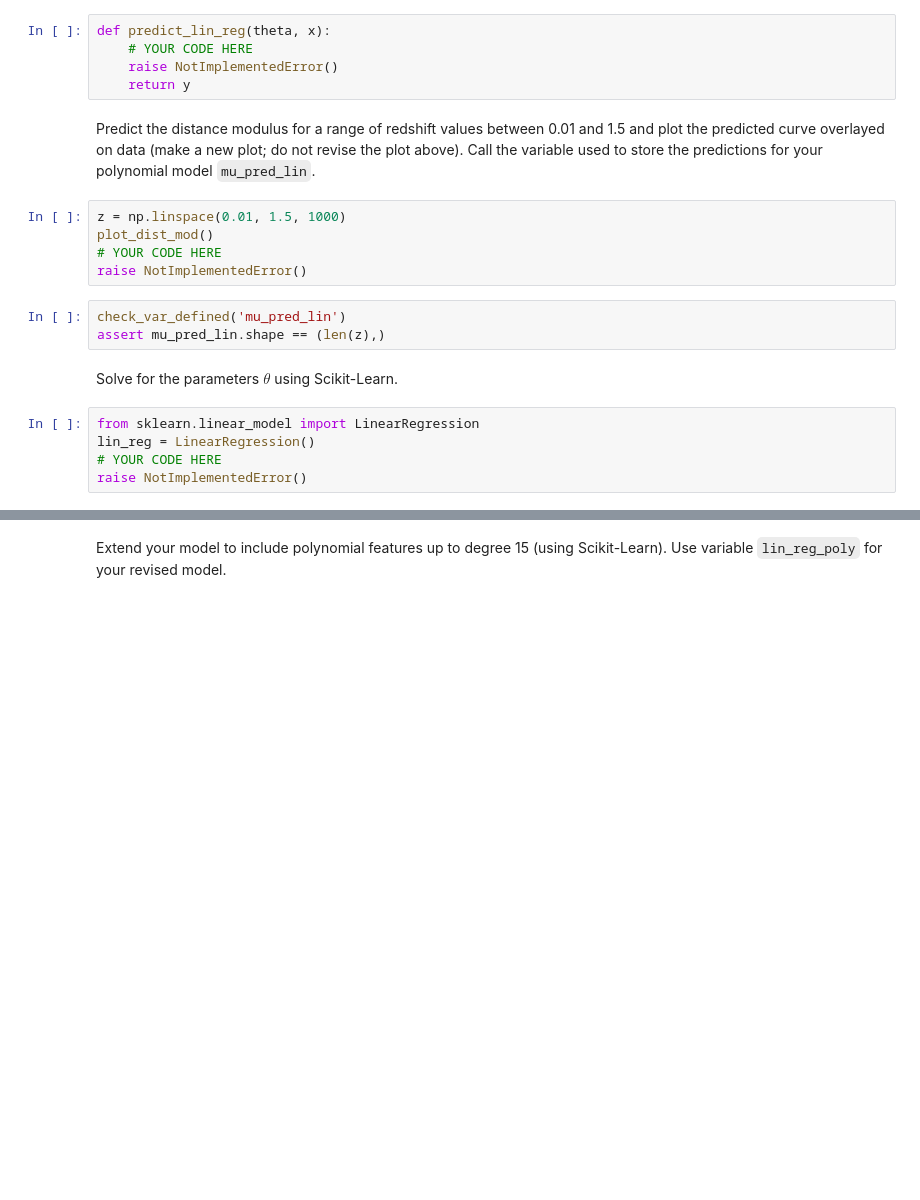
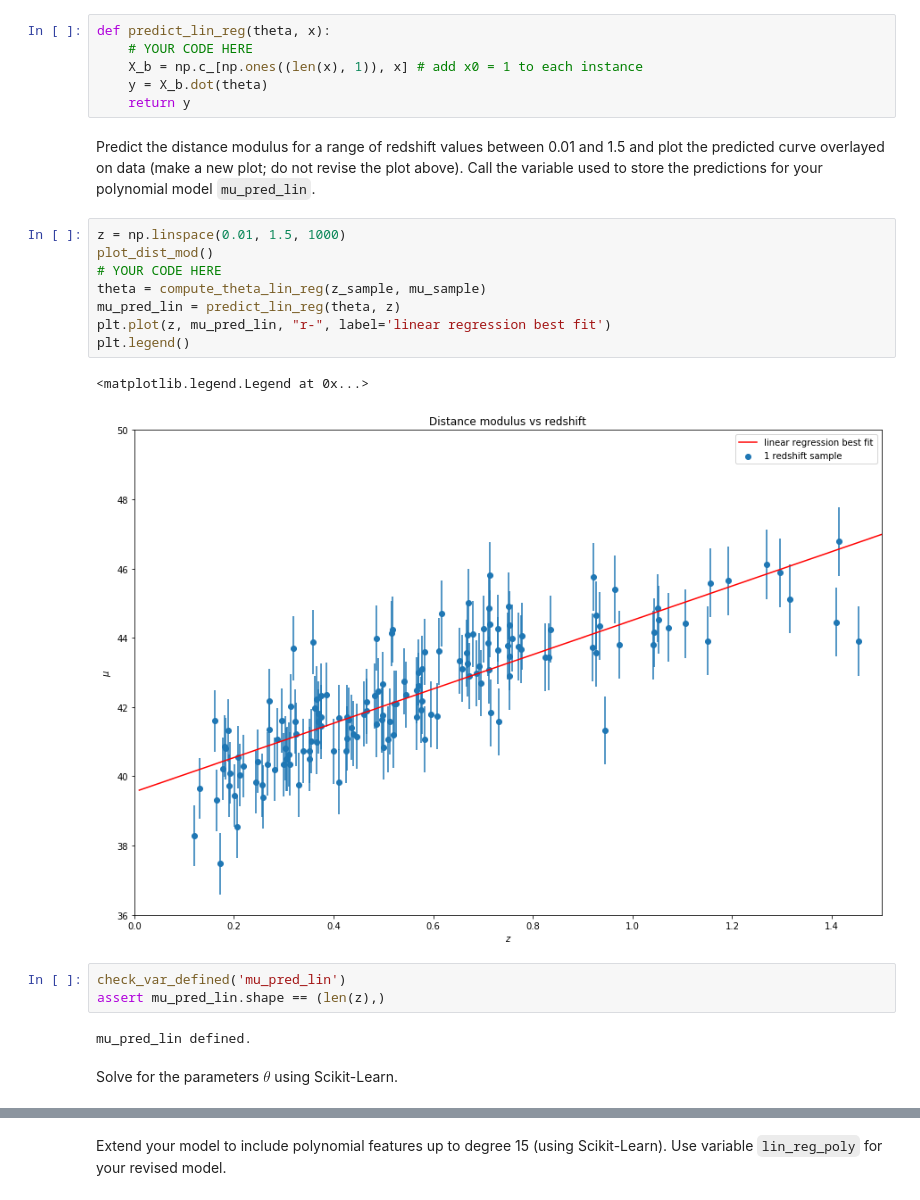
Before and after one commit to nishalad95/Machine_Learning_Big_Data, a Jupyter notebook: spce0038_coursework_NishaLad.ipynb, the cells around one changed output, grey strips where cells are left out. Cells and saved outputs as stored; diff of their text form; blank space fills up the shorter version.

```diff
--- a/spce0038_coursework_NishaLad.ipynb
+++ b/spce0038_coursework_NishaLad.ipynb
@@ -188,22 +189,26 @@ Write a method to make a prediction for a given redshift.
 # %%
 def predict_lin_reg(theta, x):
     # YOUR CODE HERE
-    raise NotImplementedError()
+    X_b = np.c_[np.ones((len(x), 1)), x] # add x0 = 1 to each instance
+    y = X_b.dot(theta)
     return y
 # %% [markdown]
 Predict the distance modulus for a range of redshift values between 0.01 and 1.5 and plot the predicted curve overlayed on data (make a new plot; do not revise the plot above).  Call the variable used to store the predictions for your polynomial model `mu_pred_lin`.
 # %%
 z = np.linspace(0.01, 1.5, 1000)
 plot_dist_mod()
 # YOUR CODE HERE
-raise NotImplementedError()
+theta = compute_theta_lin_reg(z_sample, mu_sample)
+mu_pred_lin = predict_lin_reg(theta, z)
+plt.plot(z, mu_pred_lin, "r-", label='linear regression best fit')
+plt.legend()
+# %% [output]
+<matplotlib.legend.Legend at 0x...>
+[figure, added]
 # %%
 check_var_defined('mu_pred_lin')
 assert mu_pred_lin.shape == (len(z),)
+# %% [output]
+mu_pred_lin defined.
 # %% [markdown]
 Solve for the parameters $\theta$ using Scikit-Learn.
-# %%
-from sklearn.linear_model import LinearRegression
-lin_reg = LinearRegression()
-# YOUR CODE HERE
-raise NotImplementedError()
```
Also changed, not shown: parts of 7 cells of this notebook.
